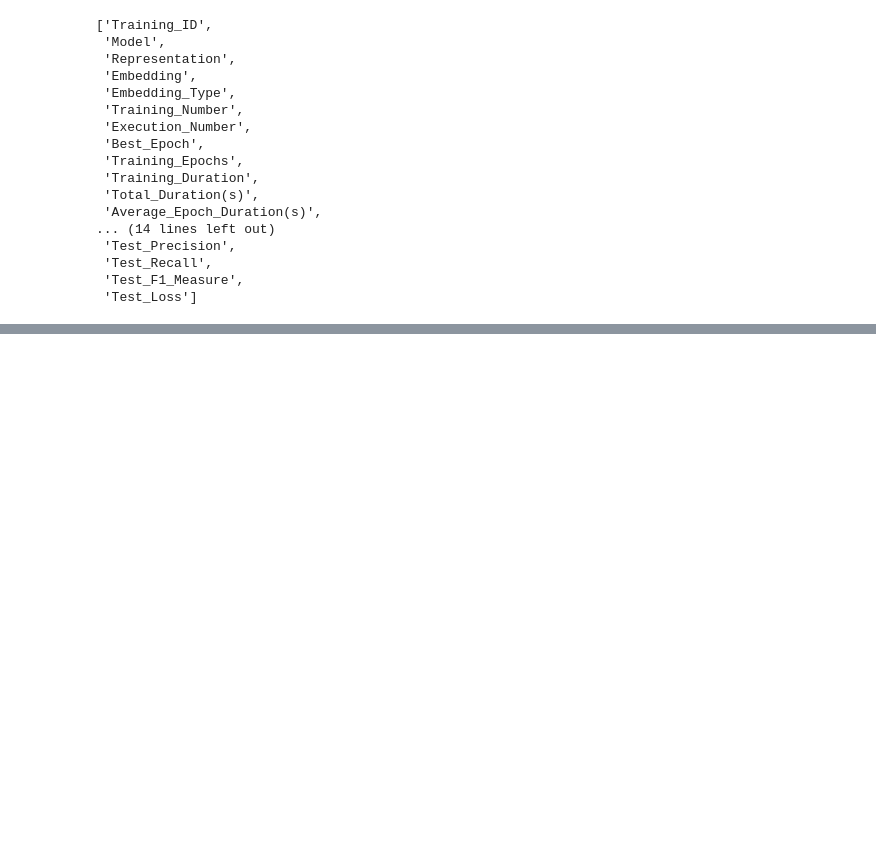
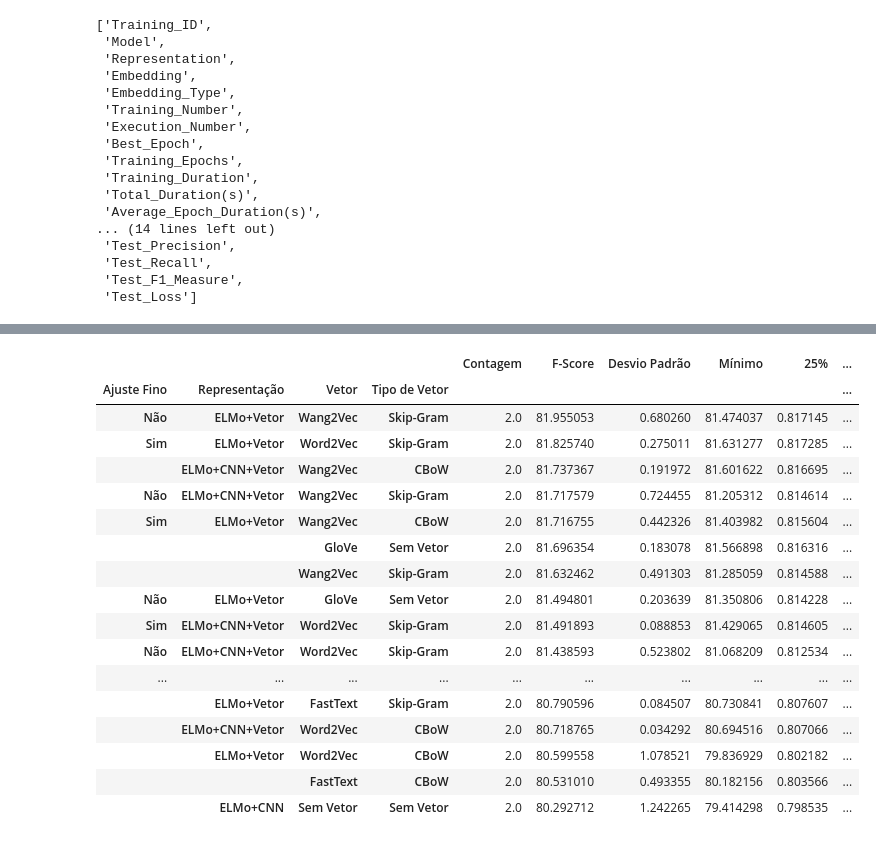
Before and after one commit to pvcastro/deeplearningufg, a Jupyter notebook: anova/Avaliar Resultados HAREM Oficial Mestrado-Todas Possibilidades de Representação.ipynb, the cells around one changed output, grey strips where cells are left out. Drawn from its saved outputs; the diff is of its cells as text; code cells hidden in the pictures; blank space fills up the shorter version.

Commit message:
Adicionando resultados de 2 folds para cada modelo do HAREM

```diff
--- a/anova/Avaliar Resultados HAREM Oficial Mestrado-Todas Possibilidades de Representação.ipynb
+++ b/anova/Avaliar Resultados HAREM Oficial Mestrado-Todas Possibilidades de Representação.ipynb
@@ -20,7 +20,7 @@ import statsmodels.stats.multicomp
 # %%
 #path_results = Path('/media/discoD/models/elmo/ner/results_20_epochs_ibm')
 #path_results = Path('/media/discoD/models/elmo/ner/results_1_epoch_harem_all_combinations')
-path_results = Path('/opt/models/elmo/ner/results')
+path_results = Path('/media/discoD/models/elmo/ner/results')
 # %%
 for folder in path_results.iterdir():
     print(folder)
@@ -189,10 +213,22 @@ str(datetime.timedelta(seconds=training_data_df[TOTAL_DURATION].mean()))
 # %%
 default_exported_columns = ['mean', 'min', 'max', 'std']
+renamed_columns = ['Contagem', 'F-Score', 'Desvio Padrão', 'Mínimo', '25%', '50%', '75%', 'Máximo']
+exported_columns_names = ['F-Score', 'Mínimo', 'Máximo', 'Desvio Padrão']
+model_map = {'harem-ft': 'Sim', 'harem': 'Não'}
+representation_map = {'ELMo+CNN+Embeddings': 'ELMo+CNN+Vetor', 'ELMo+Embeddings': 'ELMo+Vetor'}
+embedding_type_map = {'skip': 'Skip-Gram', 'No': 'Sem Vetor', 'cbow': 'CBoW'}
+embedding_map = {'wang2vec': 'Wang2Vec', 'glove': 'GloVe', 'word2vec': 'Word2Vec', 'No': 'Sem Vetor', 'fasttext': 'FastText'}
+replacements_map = {**model_map, **representation_map, **embedding_type_map, **embedding_map}
 
-def get_group_csv(group_name, group_columns, target_value, dataframe=training_data_df, exported_columns=default_exported_columns):
+def get_group_csv(index_names, group_name, group_columns, target_value, index_map, dataframe=training_data_df, exported_columns=default_exported_columns):
+    if type(index_names) == str:
+        index_names = [index_names]
     group = dataframe.groupby(group_columns).describe()[target_value].sort_values(by='mean', ascending=False)
     for column in exported_columns:
         group[column] = group[column] * 100
-    group.to_csv('grupo_' + group_name + '_20_epochs_mestrado_all_reps.csv', columns=exported_columns, float_format = '%.2f%%')
+    group.index.names = index_names
+    group = group.rename(index=index_map)
+    group.columns = renamed_columns
+    group.to_csv('grupo_' + group_name + '_20_epochs_mestrado_all_reps.csv', columns=exported_columns_names, float_format = '%.2f%%')
     return group
 # %%
@@ -206,2 +268,21 @@ get_group_csv(EMBEDDING, EMBEDDING, TEST_F1_MEASURE)
 # %%
-get_group_csv('Model_Rep_Emb_Emb-Typ', [MODEL, REPRESENTATION, EMBEDDING, EMBEDDING_TYPE], TEST_F1_MEASURE)
+get_group_csv(['Ajuste Fino', 'Representação', 'Vetor', 'Tipo de Vetor'], 'Model_Rep_Emb_Emb-Typ', [MODEL, REPRESENTATION, EMBEDDING, EMBEDDING_TYPE], TEST_F1_MEASURE, replacements_map)
+# %% [output]
+|  |  |  |  | Contagem | F-Score | Desvio Padrão | Mínimo | 25% | ... |
+| Ajuste Fino | Representação | Vetor | Tipo de Vetor |  |  |  |  |  | ... |
+| Não | ELMo+Vetor | Wang2Vec | Skip-Gram | 2.0 | 81.955053 | 0.680260 | 81.474037 | 0.817145 | ... |
+| Sim | ELMo+Vetor | Word2Vec | Skip-Gram | 2.0 | 81.825740 | 0.275011 | 81.631277 | 0.817285 | ... |
+|  | ELMo+CNN+Vetor | Wang2Vec | CBoW | 2.0 | 81.737367 | 0.191972 | 81.601622 | 0.816695 | ... |
+| Não | ELMo+CNN+Vetor | Wang2Vec | Skip-Gram | 2.0 | 81.717579 | 0.724455 | 81.205312 | 0.814614 | ... |
+| Sim | ELMo+Vetor | Wang2Vec | CBoW | 2.0 | 81.716755 | 0.442326 | 81.403982 | 0.815604 | ... |
+|  |  | GloVe | Sem Vetor | 2.0 | 81.696354 | 0.183078 | 81.566898 | 0.816316 | ... |
+|  |  | Wang2Vec | Skip-Gram | 2.0 | 81.632462 | 0.491303 | 81.285059 | 0.814588 | ... |
+| Não | ELMo+Vetor | GloVe | Sem Vetor | 2.0 | 81.494801 | 0.203639 | 81.350806 | 0.814228 | ... |
+| Sim | ELMo+CNN+Vetor | Word2Vec | Skip-Gram | 2.0 | 81.491893 | 0.088853 | 81.429065 | 0.814605 | ... |
+| Não | ELMo+CNN+Vetor | Word2Vec | Skip-Gram | 2.0 | 81.438593 | 0.523802 | 81.068209 | 0.812534 | ... |
+| ... | ... | ... | ... | ... | ... | ... | ... | ... | ... |
+|  | ELMo+Vetor | FastText | Skip-Gram | 2.0 | 80.790596 | 0.084507 | 80.730841 | 0.807607 | ... |
+|  | ELMo+CNN+Vetor | Word2Vec | CBoW | 2.0 | 80.718765 | 0.034292 | 80.694516 | 0.807066 | ... |
+|  | ELMo+Vetor | Word2Vec | CBoW | 2.0 | 80.599558 | 1.078521 | 79.836929 | 0.802182 | ... |
+|  |  | FastText | CBoW | 2.0 | 80.531010 | 0.493355 | 80.182156 | 0.803566 | ... |
+|  | ELMo+CNN | Sem Vetor | Sem Vetor | 2.0 | 80.292712 | 1.242265 | 79.414298 | 0.798535 | ... |
```
Also changed, not shown: parts of 22 cells of this notebook, 6 other files.
